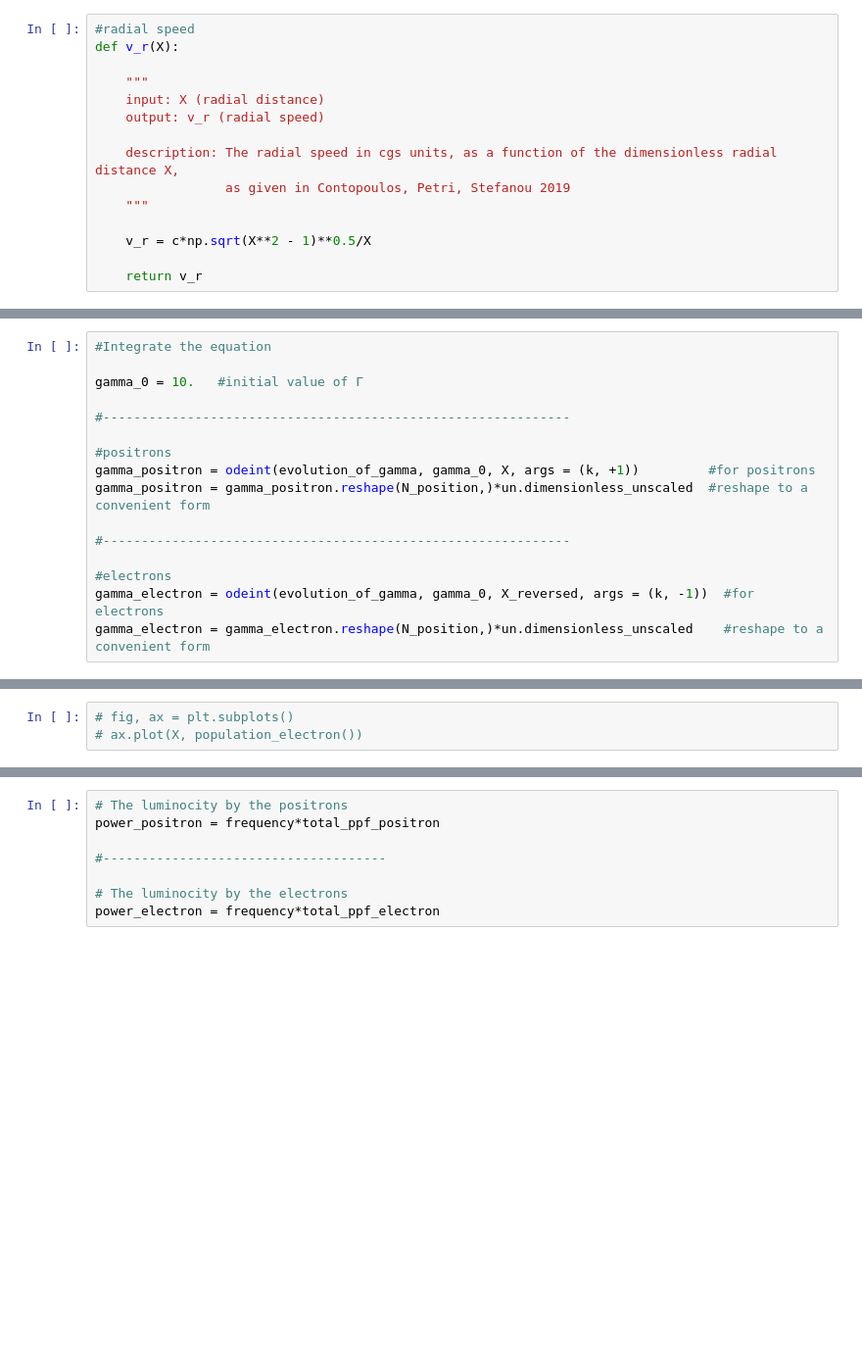
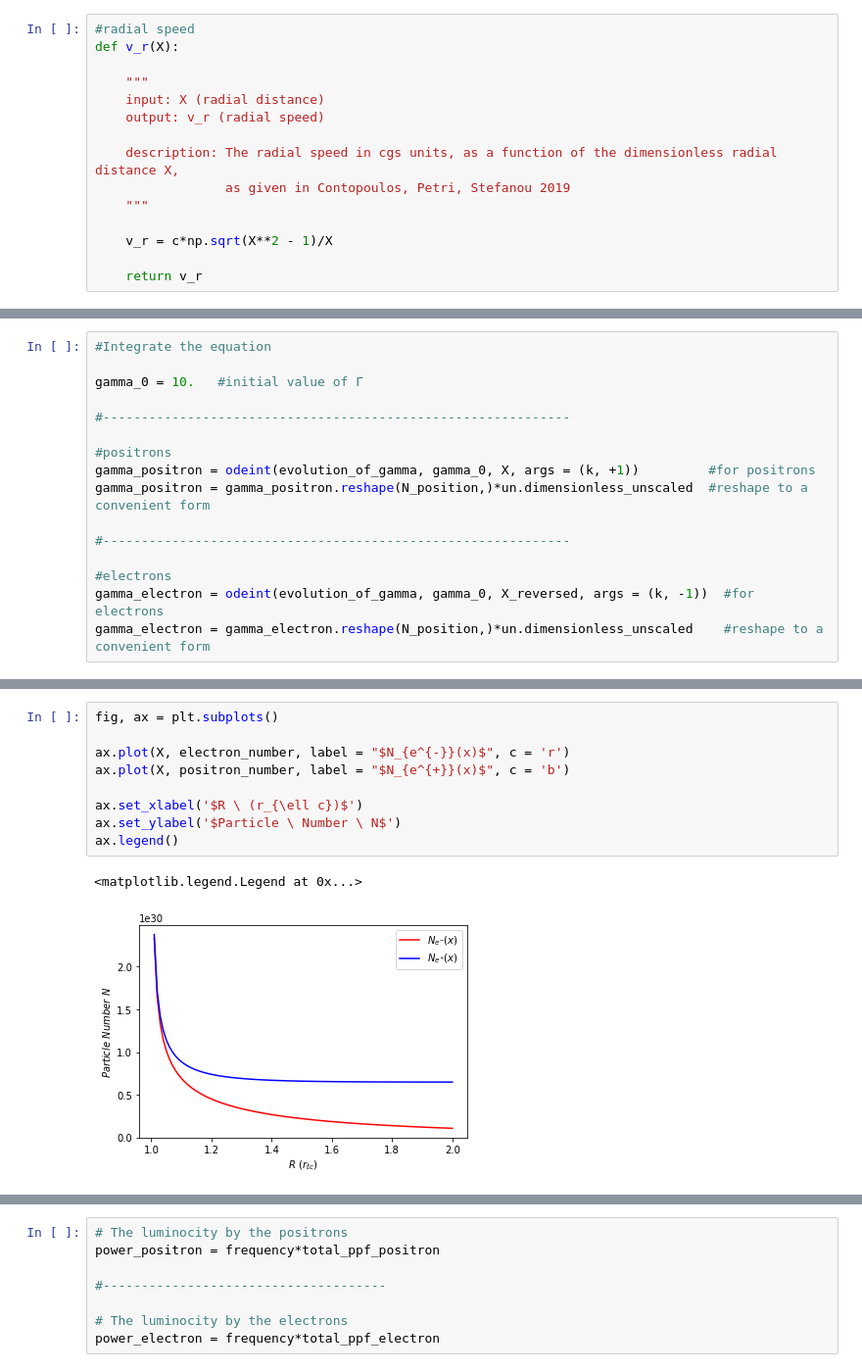
Before and after one commit to PetrosStefanou/ECS_Spectrum, a Jupyter notebook: ECS_spectrum.ipynb, the cells around one changed output, grey strips where cells are left out. Shown at 98% size. Drawn from its saved outputs; the diff is of its cells as text; blank space fills up the shorter version.

```diff
--- a/ECS_spectrum.ipynb
+++ b/ECS_spectrum.ipynb
@@ -51,7 +51,7 @@ def v_r(X):
                  as given in Contopoulos, Petri, Stefanou 2019
     """
 
-    v_r = c*np.sqrt(X**2 - 1)**0.5/X
+    v_r = c*np.sqrt(X**2 - 1)/X
 
     return v_r
 # %%
@@ -342,6 +406,15 @@ ax.plot(X, electron_number)
-# %%
-# fig, ax = plt.subplots()
-# ax.plot(X, population_electron())
+# %%
+fig, ax = plt.subplots()
+
+ax.plot(X, electron_number, label = "$N_{e^{-}}(x)$", c = 'r')
+ax.plot(X, positron_number, label = "$N_{e^{+}}(x)$", c = 'b')
+
+ax.set_xlabel('$R \ (r_{\ell c})$')
+ax.set_ylabel('$Particle \ Number \ N$')
+ax.legend()
+# %% [output]
+<matplotlib.legend.Legend at 0x...>
+[figure, added]
 # %%
 #Calculate the spectrum of the particles
 
```
Also changed, not shown: parts of 18 cells of this notebook, 1 other file.
